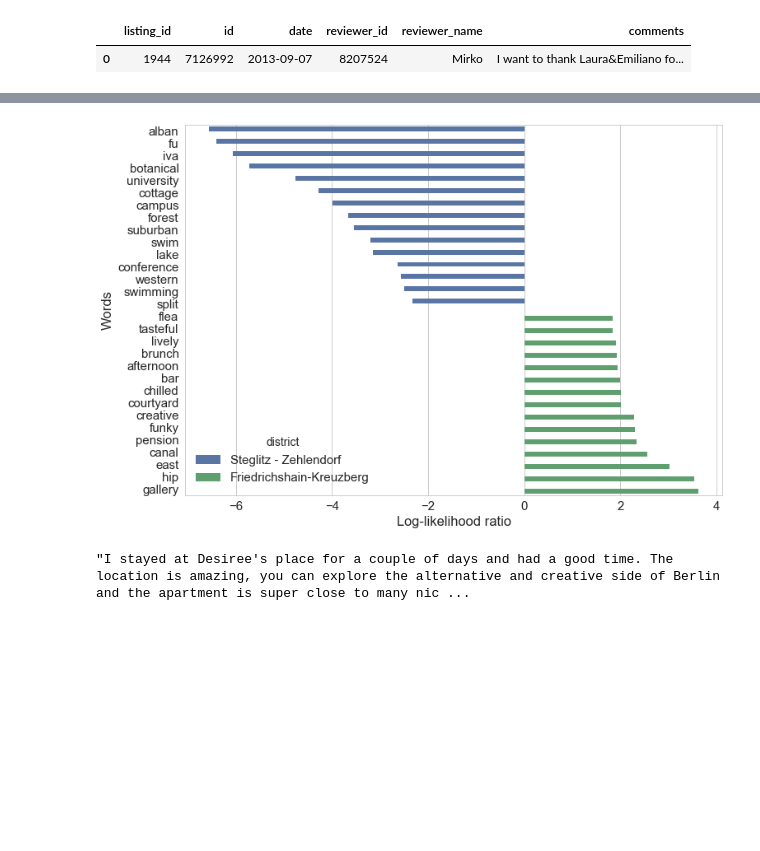
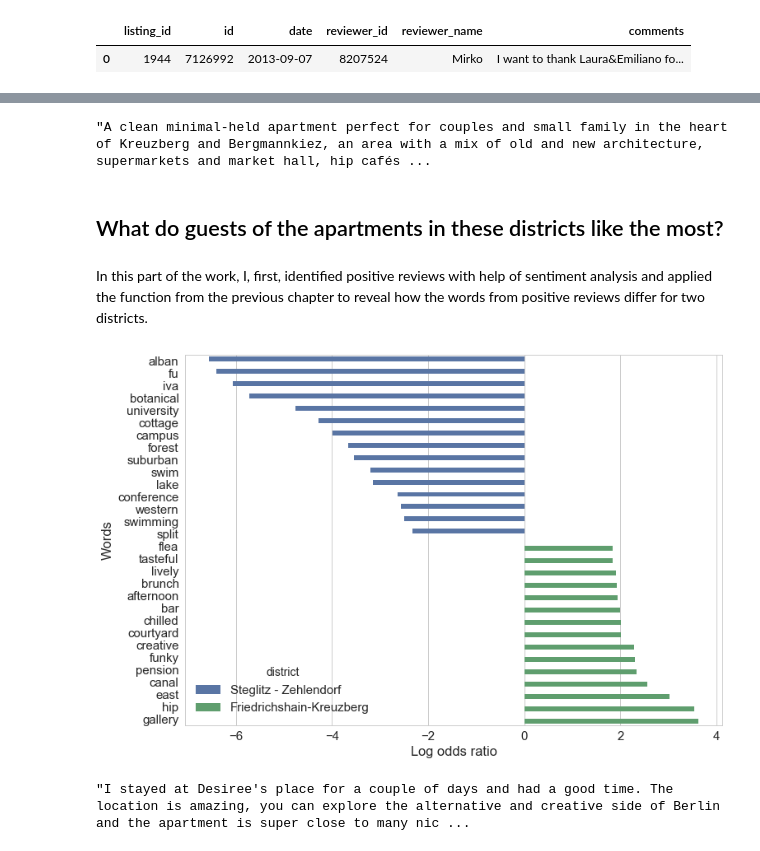
Before and after one commit to voskresenskiy/AirBnB_analysis, a Jupyter notebook: project_airbnb.ipynb, the cells around one changed output, grey strips where cells are left out. Saved outputs shown, nothing was run; the diff lists cells and outputs as text; code cells hidden in the pictures; blank space fills up the shorter version.

```diff
--- a/project_airbnb.ipynb
+++ b/project_airbnb.ipynb
@@ -182,3 +153,3 @@ reviews = pd.merge(reviews, listings[['id', 'neighbourhood_group']], how='left',
 # %%
-# as the dataset is too big, let's work only with two needed neighbourhoods
-reviews_filtered = reviews[reviews['neighbourhood_group'].isin(['Friedrichshain-Kreuzberg', 'Steglitz - Zehlendorf'])]
+# as the dataset is too big, let's work only with two neighbourhoods I decided to explore in the framework of the current study
+reviews_filtered = reviews[reviews['neighbourhood_group_cleansed'].isin(['Friedrichshain-Kreuzberg', 'Steglitz - Zehlendorf'])]
@@ -212,0 +208,19 @@ reviews_filtered = reviews_filtered.dropna(subset=['comments_cleaned'])
+# %%
+# counting cosine similarity and drawing results with help of MDS
+dist = 1 - cosine_similarity(dtm)
+mds = MDS(n_components=2, dissimilarity="precomputed", random_state=1)
+pos = mds.fit_transform(dist)
+xs, ys = pos[:, 0], pos[:, 1]
+names = listings_agg['neighbourhood_group_cleansed']
+
+
+for x, y, name in zip(xs, ys, names):
+    plt.scatter(x, y)
+    plt.text(x, y, name)
+
+fig_size = plt.rcParams["figure.figsize"]
+fig_size[0] = 16
+fig_size[1] = 12
+plt.rcParams["figure.figsize"] = fig_size
+plt.style.use('seaborn-white')
+plt.savefig('mapping.png', bbox_inches = 'tight')
@@ -213,8 +292,27 @@ reviews_filtered = reviews_filtered.dropna(subset=['comments_cleaned'])
+# %%
+# looking at the context in which the words occur
+list(listings['description'][(listings['neighbourhood_group_cleansed'] == 'Friedrichshain-Kreuzberg') &
+                             (listings['description_cleaned'].str.contains('\ship\s', regex=True))])[1]
+# %% [output]
+"A clean minimal-held apartment perfect for couples and small family in the heart of Kreuzberg and Bergmannkiez, an area with a mix of old and new architecture, supermarkets and market hall, hip cafés ...
+# %% [markdown]
+## What do guests of the apartments in these districts like the most?
+# %% [markdown]
+In this part of the work, I, first, identified positive reviews with help of sentiment analysis and applied the function from the previous chapter to reveal how the words from positive reviews differ for two districts.
 # %%
 # employing sentiment analysis
 analyser = SentimentIntensityAnalyzer()
 
 def sentiment_analyzer_scores(sentence):
+    """
+This function calculates sentiment score for the sentence
+
+Arguments:
+    sentence: string or Pandas series
+
+Returns:
+    sentiment score. if the score is less than 0, it means that a sentence is negative, and vice versa
+"""
     score = analyser.polarity_scores(sentence)
     return score.get('compound')
 # %%
@@ -223,13 +321,13 @@ reviews_filtered['sentiment'] = reviews_filtered['comments_cleaned'].apply(lambd
 # leaving only positive reviews
 good_reviews = reviews_filtered[(reviews_filtered['sentiment'] > 0)]
 # %%
-# aggregating positive reviews on the base of neighborhoods
-reviews_agg = good_reviews.groupby('neighbourhood_group')['comments_cleaned'].apply(lambda x: ''.join(str(list(x)))).reset_index()
+# uniting positive reviews on the base of neighborhoods
+reviews_agg = good_reviews.groupby('neighbourhood_group_cleansed')['comments_cleaned'].apply(lambda x: ''.join(str(list(x)))).reset_index()
 # %%
-# calculating log-likelihood ration and drawing the most distinctive words
-loglike_compare(reviews_agg, ['Friedrichshain-Kreuzberg', 'Steglitz - Zehlendorf'],'comments_cleaned', 10, 15,
+# calculating log odds ratio and drawing the most distinctive words
+log_ratio_compare(reviews_agg, ['Friedrichshain-Kreuzberg', 'Steglitz - Zehlendorf'],'comments_cleaned', 10, 15,
                 name = 'reviews')
 # %% [output]
-[figure, old version]
+[figure, new version]
 # %%
 # looking at the context in which the words occur
```
Also changed, not shown: parts of 47 cells of this notebook.
